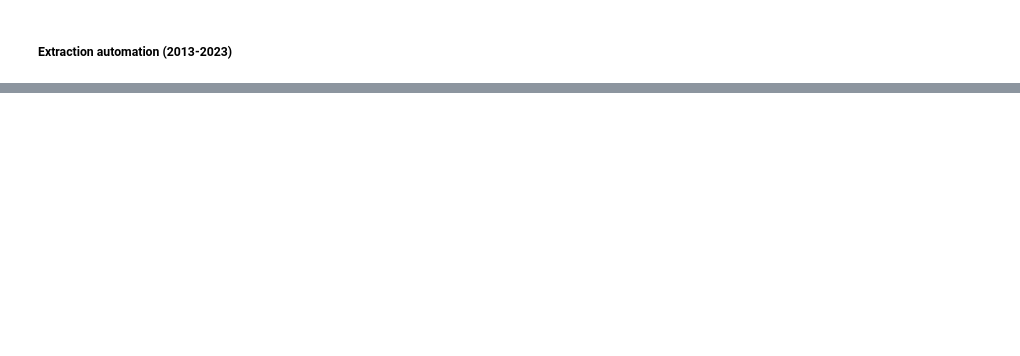
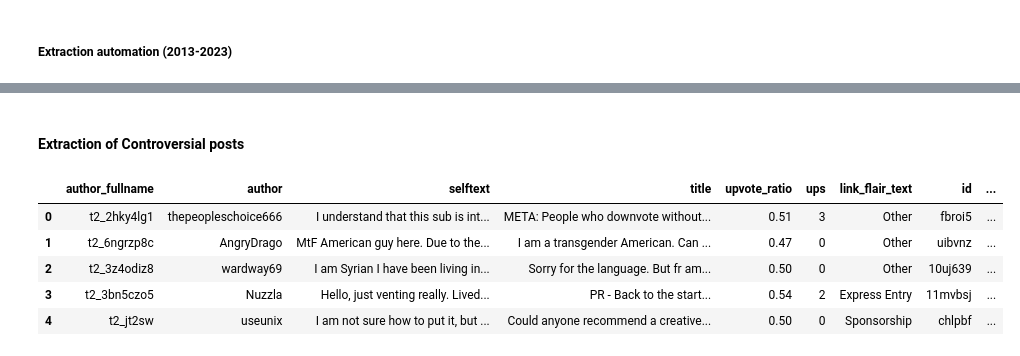
Before and after one commit to ngocmphan/reddit_immigration, a Jupyter notebook: Reddit_project.ipynb, the cells around one changed output, grey strips where cells are left out. Saved outputs shown, nothing was run; the diff lists cells and outputs as text; code cells hidden in the pictures; blank space fills up the shorter version.

```diff
--- a/Reddit_project.ipynb
+++ b/Reddit_project.ipynb
@@ -155,0 +145,17 @@ df_all.head(5)
+# %% [markdown]
+#### Extraction of Controversial posts
+# %%
+# Controversial posts extraction - All time
+df_mixed_all = pd.DataFrame([ vars(post) for post in subreddit.controversial(time_filter='all', limit=1000)])
+# %%
+df_mixed_all = df_mixed_all[['author_fullname','author','selftext','title','upvote_ratio','ups','link_flair_text','id','num_comments','created_utc','media_embed']]
+df_mixed_all['created_utc'] = df_mixed_all['created_utc'].map(datetime.utcfromtimestamp)
+# %%
+df_mixed_all.head(5)
+# %% [output]
+|  | author_fullname | author | selftext | title | upvote_ratio | ups | link_flair_text | id | ... |
+| 0 | t2_2hky4lg1 | thepeopleschoice666 | I understand that this sub is int... | META: People who downvote without... | 0.51 | 3 | Other | fbroi5 | ... |
+| 1 | t2_6ngrzp8c | AngryDrago | MtF American guy here. Due to the... | I am a transgender American. Can ... | 0.47 | 0 | Other | uibvnz | ... |
+| 2 | t2_3z4odiz8 | wardway69 | I am Syrian I have been living in... | Sorry for the language. But fr am... | 0.50 | 0 | Other | 10uj639 | ... |
+| 3 | t2_3bn5czo5 | Nuzzla | Hello, just venting really. Lived... | PR - Back to the start... | 0.54 | 2 | Express Entry | 11mvbsj | ... |
+| 4 | t2_jt2sw | useunix | I am not sure how to put it, but ... | Could anyone recommend a creative... | 0.50 | 0 | Sponsorship | chlpbf | ... |
```
Also changed, not shown: parts of 17 cells of this notebook.
